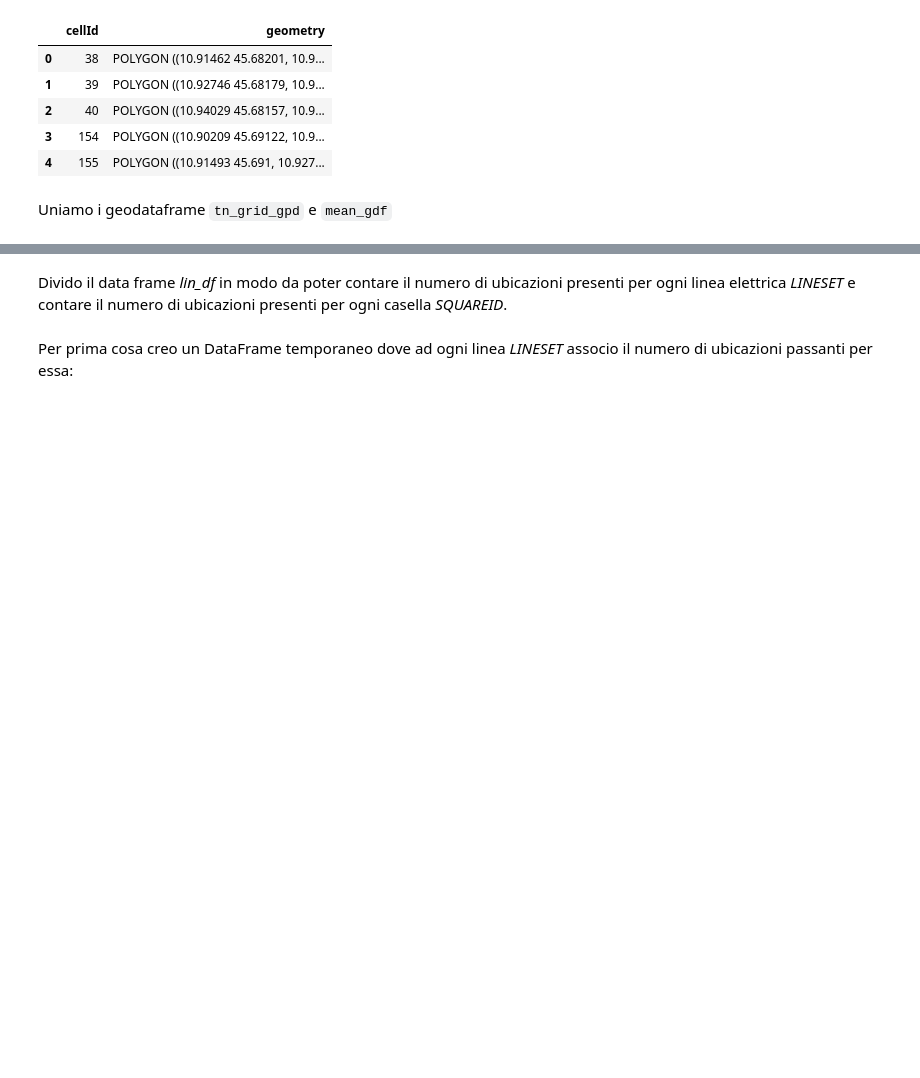
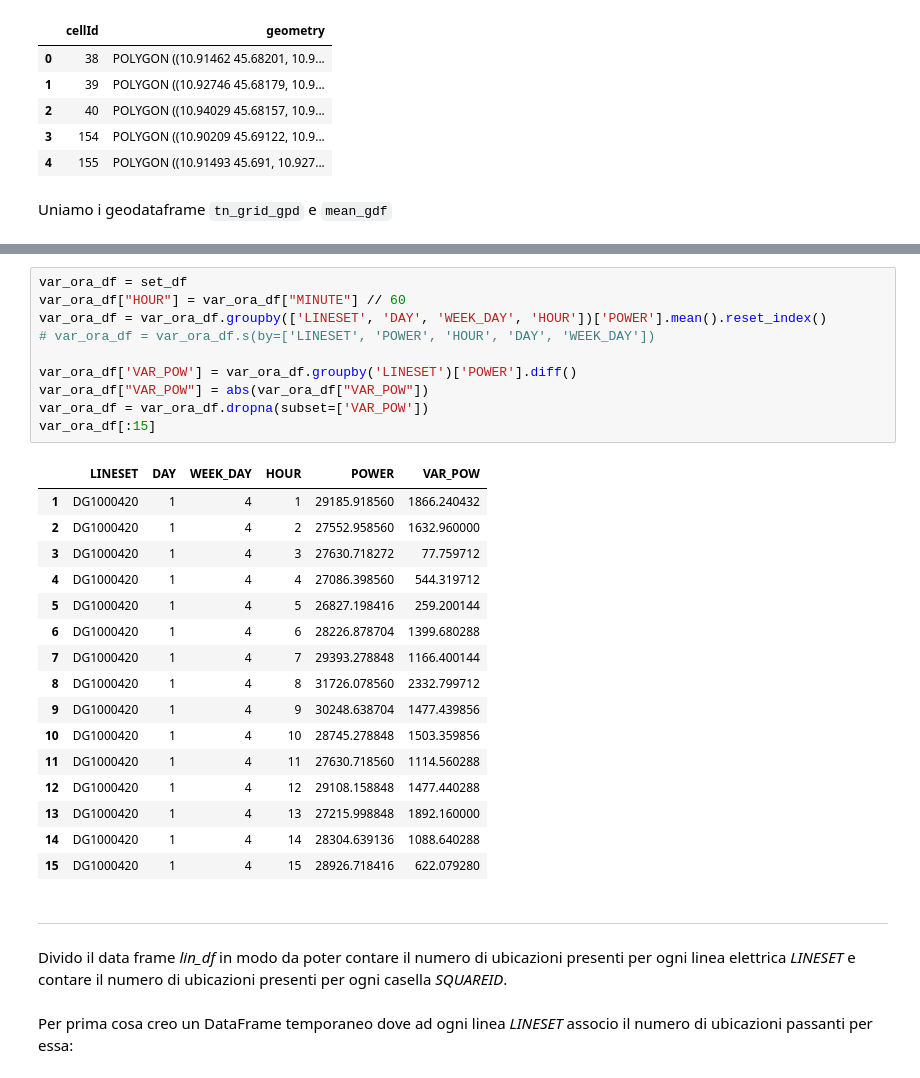
Before and after one commit to MarcoFava/Lavandini, a Jupyter notebook: EDA.ipynb, the cells around one changed output, grey strips where cells are left out. Drawn from its saved outputs; the diff is of its cells as text; blank space fills up the shorter version.

```diff
--- a/EDA.ipynb
+++ b/EDA.ipynb
@@ -150,3 +217,32 @@ grid_mean_gpd
+# %%
+var_ora_df = set_df
+var_ora_df["HOUR"] = var_ora_df["MINUTE"] // 60
+var_ora_df = var_ora_df.groupby(['LINESET', 'DAY', 'WEEK_DAY', 'HOUR'])['POWER'].mean().reset_index()
+# var_ora_df = var_ora_df.s(by=['LINESET', 'POWER', 'HOUR', 'DAY', 'WEEK_DAY'])
+
+var_ora_df['VAR_POW'] = var_ora_df.groupby('LINESET')['POWER'].diff()
+var_ora_df["VAR_POW"] = abs(var_ora_df["VAR_POW"])
+var_ora_df = var_ora_df.dropna(subset=['VAR_POW'])
+var_ora_df[:15]
+# %% [output]
+|  | LINESET | DAY | WEEK_DAY | HOUR | POWER | VAR_POW |
+| 1 | DG1000420 | 1 | 4 | 1 | 29185.918560 | 1866.240432 |
+| 2 | DG1000420 | 1 | 4 | 2 | 27552.958560 | 1632.960000 |
+| 3 | DG1000420 | 1 | 4 | 3 | 27630.718272 | 77.759712 |
+| 4 | DG1000420 | 1 | 4 | 4 | 27086.398560 | 544.319712 |
+| 5 | DG1000420 | 1 | 4 | 5 | 26827.198416 | 259.200144 |
+| 6 | DG1000420 | 1 | 4 | 6 | 28226.878704 | 1399.680288 |
+| 7 | DG1000420 | 1 | 4 | 7 | 29393.278848 | 1166.400144 |
+| 8 | DG1000420 | 1 | 4 | 8 | 31726.078560 | 2332.799712 |
+| 9 | DG1000420 | 1 | 4 | 9 | 30248.638704 | 1477.439856 |
+| 10 | DG1000420 | 1 | 4 | 10 | 28745.278848 | 1503.359856 |
+| 11 | DG1000420 | 1 | 4 | 11 | 27630.718560 | 1114.560288 |
+| 12 | DG1000420 | 1 | 4 | 12 | 29108.158848 | 1477.440288 |
+| 13 | DG1000420 | 1 | 4 | 13 | 27215.998848 | 1892.160000 |
+| 14 | DG1000420 | 1 | 4 | 14 | 28304.639136 | 1088.640288 |
+| 15 | DG1000420 | 1 | 4 | 15 | 28926.718416 | 622.079280 |
+# %% [markdown]
+---
 # %% [markdown]
 Divido il data frame *lin_df* in modo da poter contare il numero di ubicazioni presenti per ogni linea elettrica *LINESET* e contare il numero di ubicazioni presenti per ogni casella *SQUAREID*.
 # %% [markdown]
```
Also changed, not shown: parts of 12 cells of this notebook.
